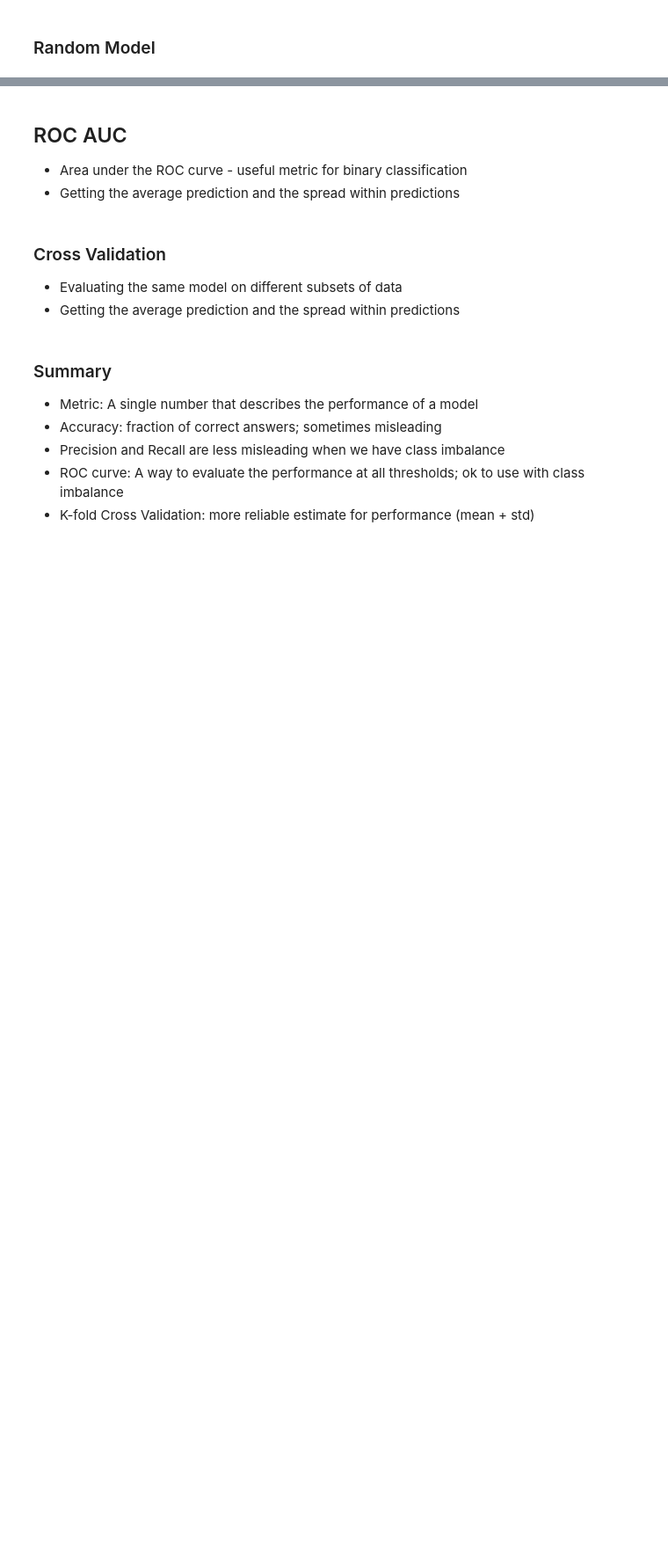
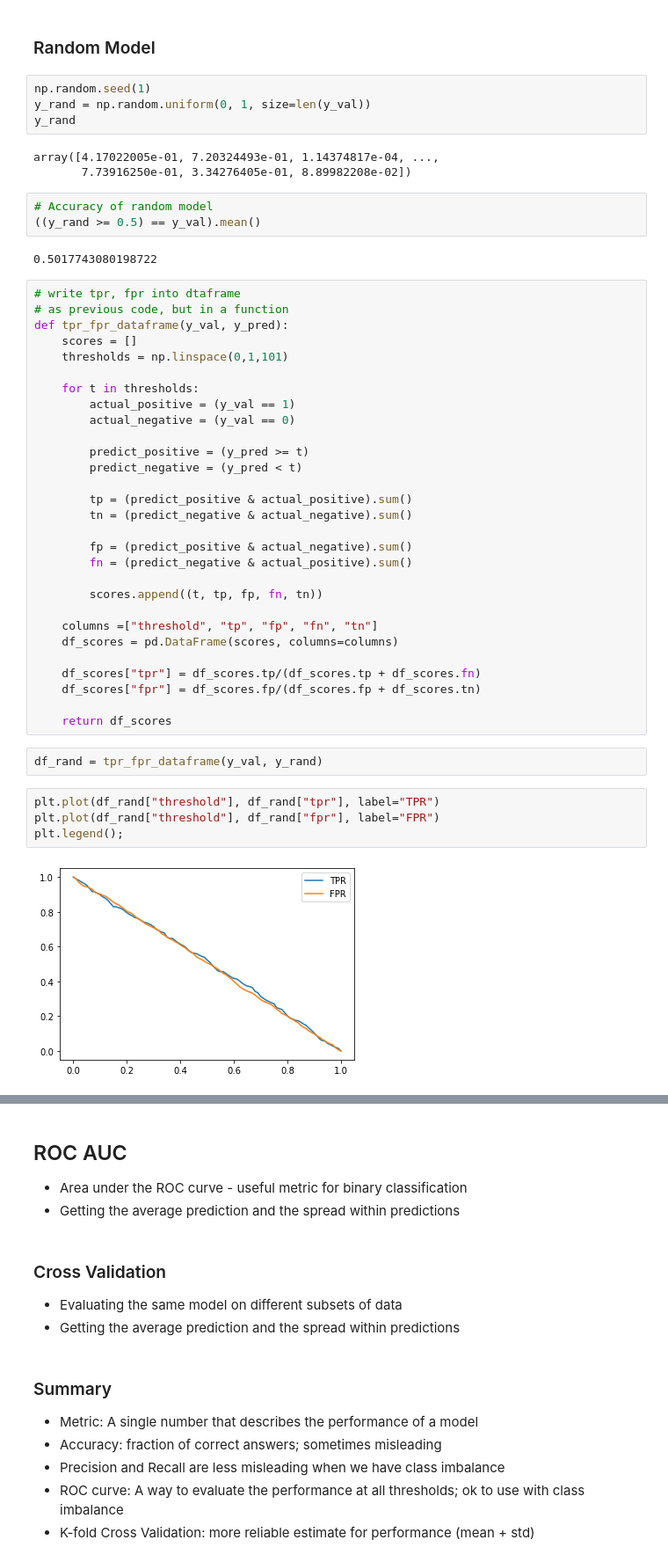
Before and after one commit to froukje/ml-zoomcamp, a Jupyter notebook: week4/Lecture4_metrics.ipynb, the cells around one changed output, grey strips where cells are left out. Shown: that part at 88% size. Drawn from its saved outputs; the diff is of its cells as text; blank space fills up the shorter version.

```diff
--- a/week4/Lecture4_metrics.ipynb
+++ b/week4/Lecture4_metrics.ipynb
@@ -274,4 +364,53 @@ r
 # %% [markdown]
 ### Random Model
+# %%
+np.random.seed(1)
+y_rand = np.random.uniform(0, 1, size=len(y_val))
+y_rand
+# %% [output]
+array([4.17022005e-01, 7.20324493e-01, 1.14374817e-04, ...,
+       7.73916250e-01, 3.34276405e-01, 8.89982208e-02])
+# %%
+# Accuracy of random model
+((y_rand >= 0.5) == y_val).mean()
+# %% [output]
+0.5017743080198722
+# %%
+# write tpr, fpr into dtaframe
+# as previous code, but in a function
+def tpr_fpr_dataframe(y_val, y_pred):
+    scores = []
+    thresholds = np.linspace(0,1,101)
+
+    for t in thresholds:
+        actual_positive = (y_val == 1)
+        actual_negative = (y_val == 0)
+
+        predict_positive = (y_pred >= t)
+        predict_negative = (y_pred < t)
+
+        tp = (predict_positive & actual_positive).sum()
+        tn = (predict_negative & actual_negative).sum()
+
+        fp = (predict_positive & actual_negative).sum()
+        fn = (predict_negative & actual_positive).sum()
+
+        scores.append((t, tp, fp, fn, tn))
+
+    columns =["threshold", "tp", "fp", "fn", "tn"]
+    df_scores = pd.DataFrame(scores, columns=columns)
+
+    df_scores["tpr"] = df_scores.tp/(df_scores.tp + df_scores.fn)
+    df_scores["fpr"] = df_scores.fp/(df_scores.fp + df_scores.tn)
+
+    return df_scores
+# %%
+df_rand = tpr_fpr_dataframe(y_val, y_rand)
+# %%
+plt.plot(df_rand["threshold"], df_rand["tpr"], label="TPR")
+plt.plot(df_rand["threshold"], df_rand["fpr"], label="FPR")
+plt.legend();
+# %% [output]
+[figure, added]
 # %% [markdown]
 ### Ideal Model
```
Also changed, not shown: parts of 32 cells of this notebook, 1 other file.
